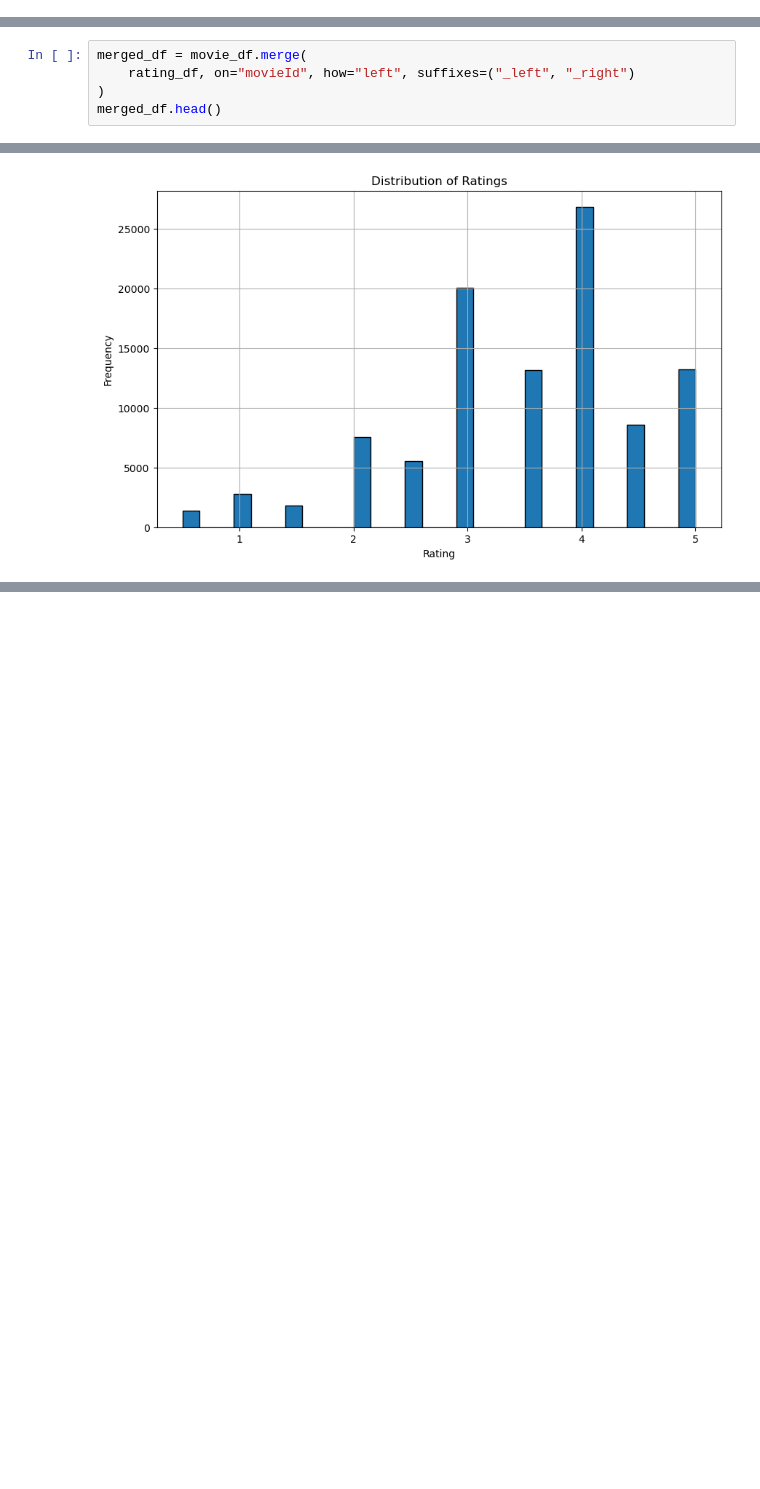
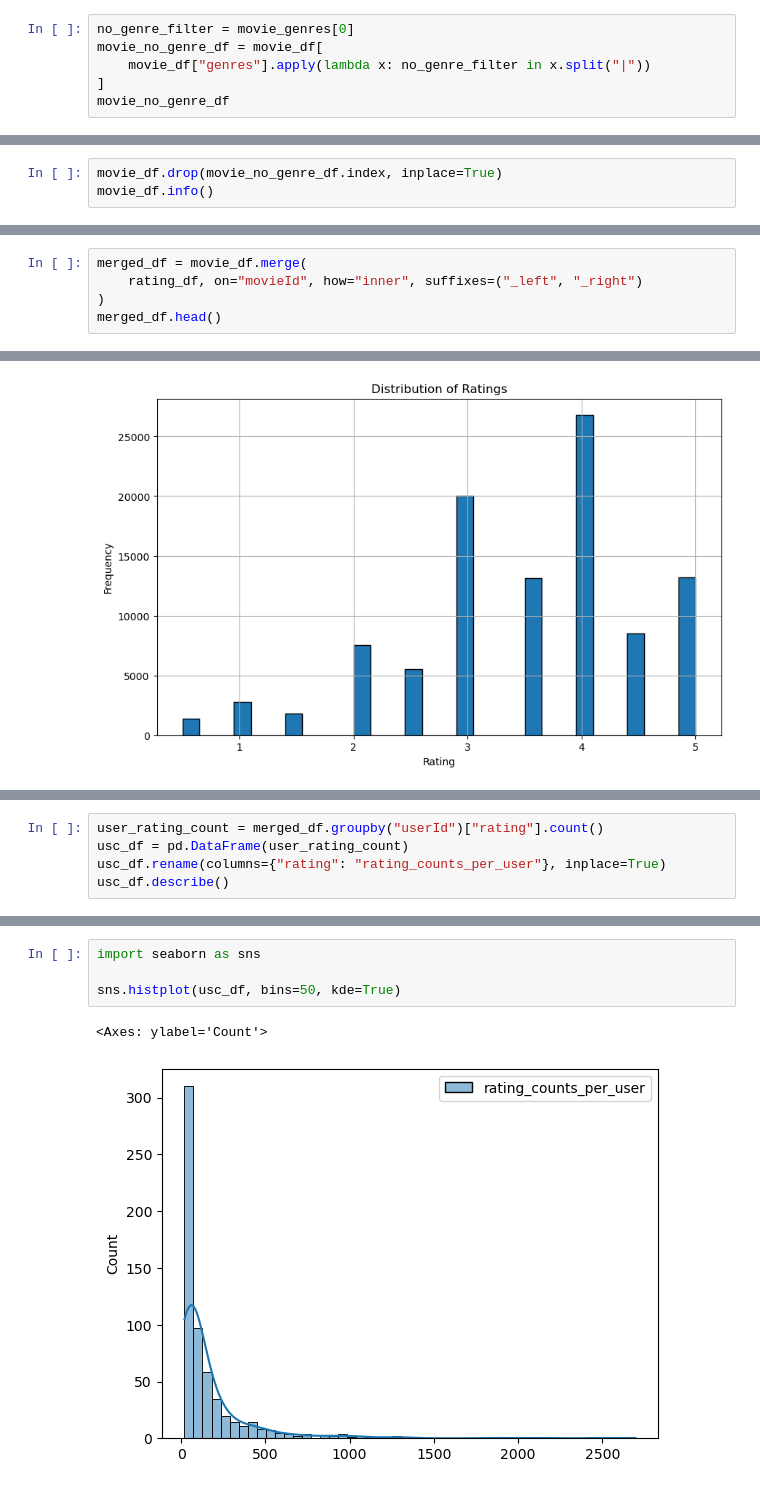
Before and after one commit to callmeeric5/Epita_AIS, a Jupyter notebook: Recommend_System/notebook/movielens-eda.ipynb, the cells around one changed output, grey strips where cells are left out. Saved outputs shown, nothing was run; the diff lists cells and outputs as text; blank space fills up the shorter version.

```diff
--- a/Recommend_System/notebook/movielens-eda.ipynb
+++ b/Recommend_System/notebook/movielens-eda.ipynb
@@ -78,0 +111,6 @@ dtype: int64
+# %%
+no_genre_filter = movie_genres[0]
+movie_no_genre_df = movie_df[
+    movie_df["genres"].apply(lambda x: no_genre_filter in x.split("|"))
+]
+movie_no_genre_df
@@ -78,0 +135,3 @@ dtype: int64
+# %%
+movie_df.drop(movie_no_genre_df.index, inplace=True)
+movie_df.info()
@@ -105,7 +175,7 @@ print(f"The num of duplicated rows is {rating_dp.sum()}")
 The num of duplicated rows is 0
 # %%
 merged_df = movie_df.merge(
-    rating_df, on="movieId", how="left", suffixes=("_left", "_right")
+    rating_df, on="movieId", how="inner", suffixes=("_left", "_right")
 )
 merged_df.head()
 # %% [output]
@@ -175,0 +263,5 @@ plt.show()
+# %%
+user_rating_count = merged_df.groupby("userId")["rating"].count()
+usc_df = pd.DataFrame(user_rating_count)
+usc_df.rename(columns={"rating": "rating_counts_per_user"}, inplace=True)
+usc_df.describe()
@@ -175,0 +278,7 @@ plt.show()
+# %%
+import seaborn as sns
+
+sns.histplot(usc_df, bins=50, kde=True)
+# %% [output]
+<Axes: ylabel='Count'>
+[figure, added]
```
Also changed, not shown: parts of 10 cells of this notebook.
